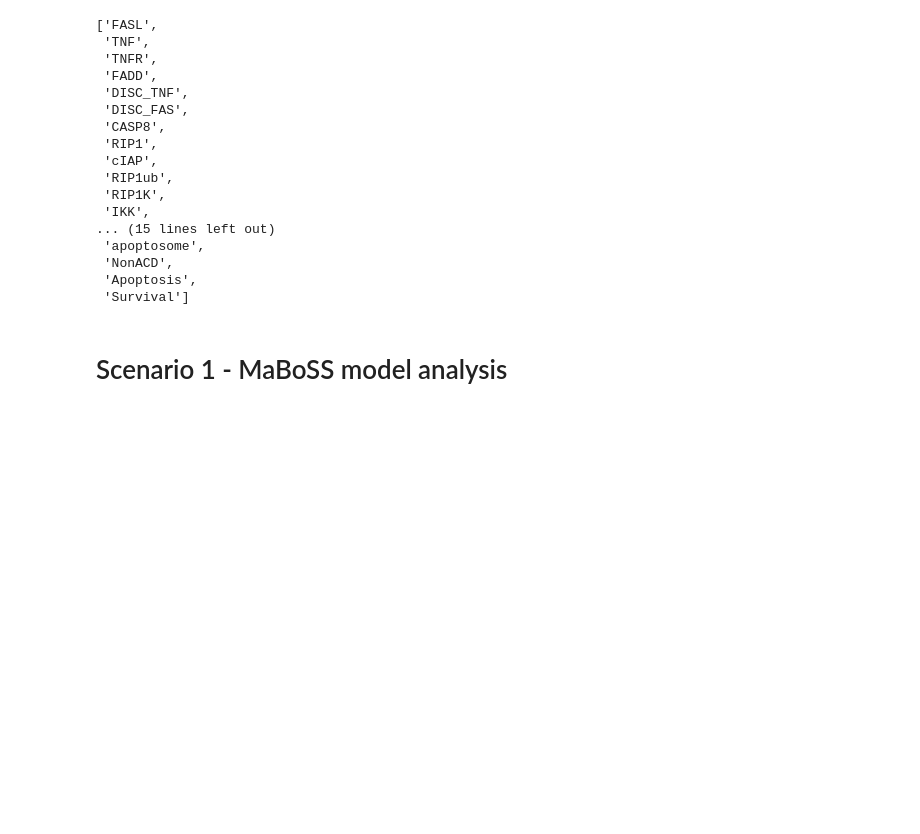
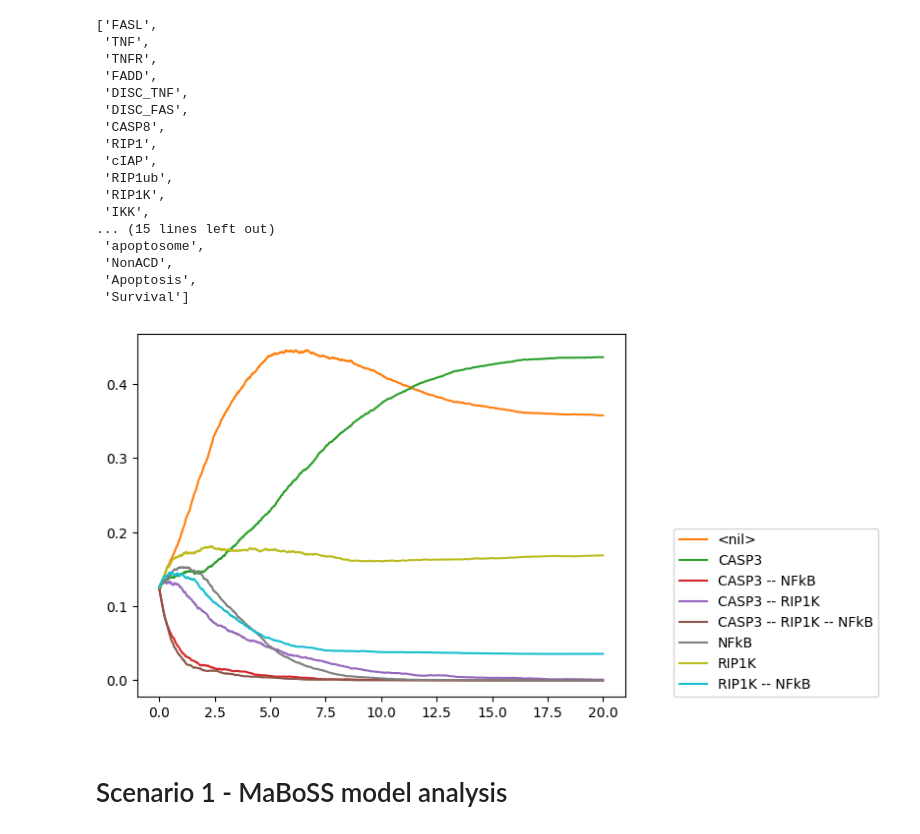
Before and after one commit to marcorusc/Supp_mat_MCP_orchestrator, a Jupyter notebook: Scenarios_analysis.ipynb, the cells around one changed output. Cells and saved outputs as stored; diff of their text form; code cells hidden in the pictures; blank space fills up the shorter version.

```diff
--- a/Scenarios_analysis.ipynb
+++ b/Scenarios_analysis.ipynb
@@ -40,16 +40,18 @@ list(masim_tnf.network.keys())
 # %%
 masim_tnf = maboss.load(tnf_simple_bnd, tnf_simple_cfg)
 
 for node in list(masim_tnf.network.keys()):
     masim_tnf.network.set_istate(node, [0.5, 0.5])
 
 masim_tnf.update_parameters(max_time=20, sample_count=10000)
 
-masim_tnf.network.set_output(["RIP1K", "CASP3", "BAX", "NFkB", "RIP1K"])
+masim_tnf.network.set_output(["RIP1K", "CASP3", "NFkB"])
 
 results_tnf = masim_tnf.run()
 
-results_tnf.plot_node_trajectory()
+results_tnf.plot_trajectory()
+# %% [output]
+[figure, added]
 # %% [markdown]
 # Scenario 1 - MaBoSS model analysis
 # %%
```
Also changed, not shown: parts of 6 cells of this notebook, 9 other files.
